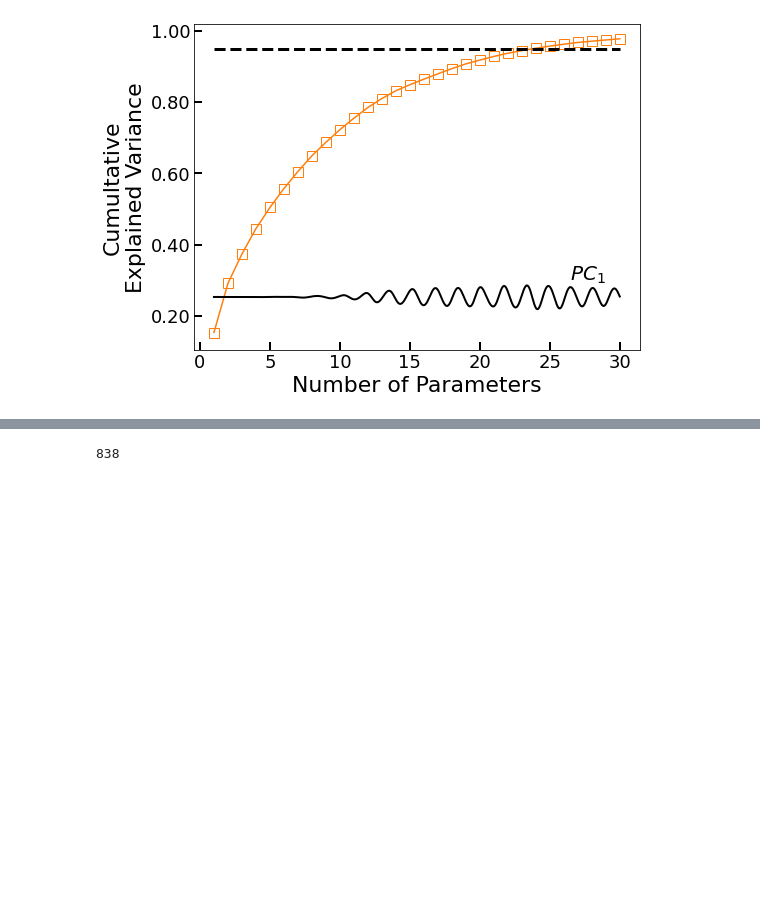
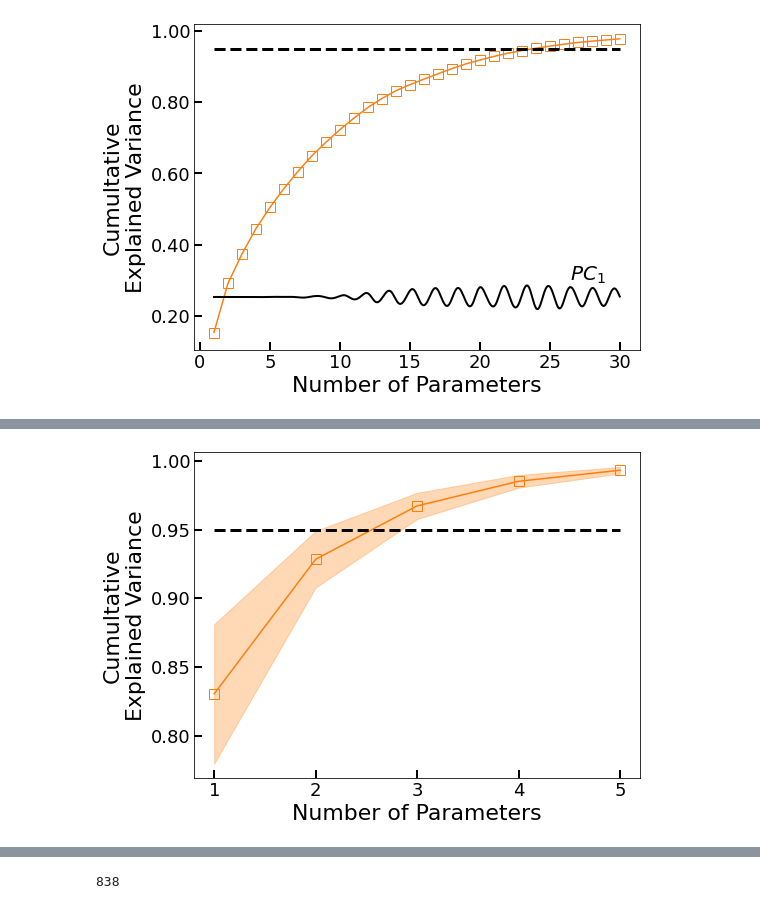
Before and after one commit to stetef/AIMD, a Jupyter notebook: Visualization of Data.ipynb, the cells around one changed output, grey strips where cells are left out. Saved outputs shown, nothing was run; the diff lists cells and outputs as text; code cells hidden in the pictures; blank space fills up the shorter version.

```diff
--- a/Visualization of Data.ipynb
+++ b/Visualization of Data.ipynb
@@ -74,0 +99,30 @@ print(Moduli.shape)
+# %%
+fig, ax = plt.subplots(figsize=(8,6))
+n = 5
+threshold = 0.95
+
+cdfs = []
+for data in Moduli[:150]:
+    pca = PCA()
+    pca_components = pca.fit_transform(data)
+    cdf = [np.sum(pca.explained_variance_ratio_[:i + 1]) for i in range(n)]
+    cdfs.append(cdf)
+cdfs = np.array(cdfs)
+
+x = np.arange(n) + 1
+avg = np.average(cdfs, axis=0)
+std = np.std(cdfs, axis=0)
+ax.plot(x, avg, 's-', markersize=10, fillstyle='none', color=plt.cm.tab20(2), alpha=1.)
+ax.fill_between(x, avg + std, avg - std, color=plt.cm.tab20(2), alpha=0.3)
+
+ax.plot(x, np.ones(len(x)) * threshold, 'k--', linewidth=3)
+
+xticks = np.arange(0, n) + 1
+plt.xticks(xticks, fontsize=18)
+plt.yticks(fontsize=18)
+ax.yaxis.set_major_formatter(FormatStrFormatter('%.2f'))
+plt.xlabel('Number of Parameters', fontsize=22)
+plt.ylabel(f'Cumultative\nExplained Variance', fontsize=22)
+ax.tick_params(direction='in', width=2, length=8)
+# %% [output]
+[figure, added]
```
Also changed, not shown: parts of 12 cells of this notebook, 7 other files.
